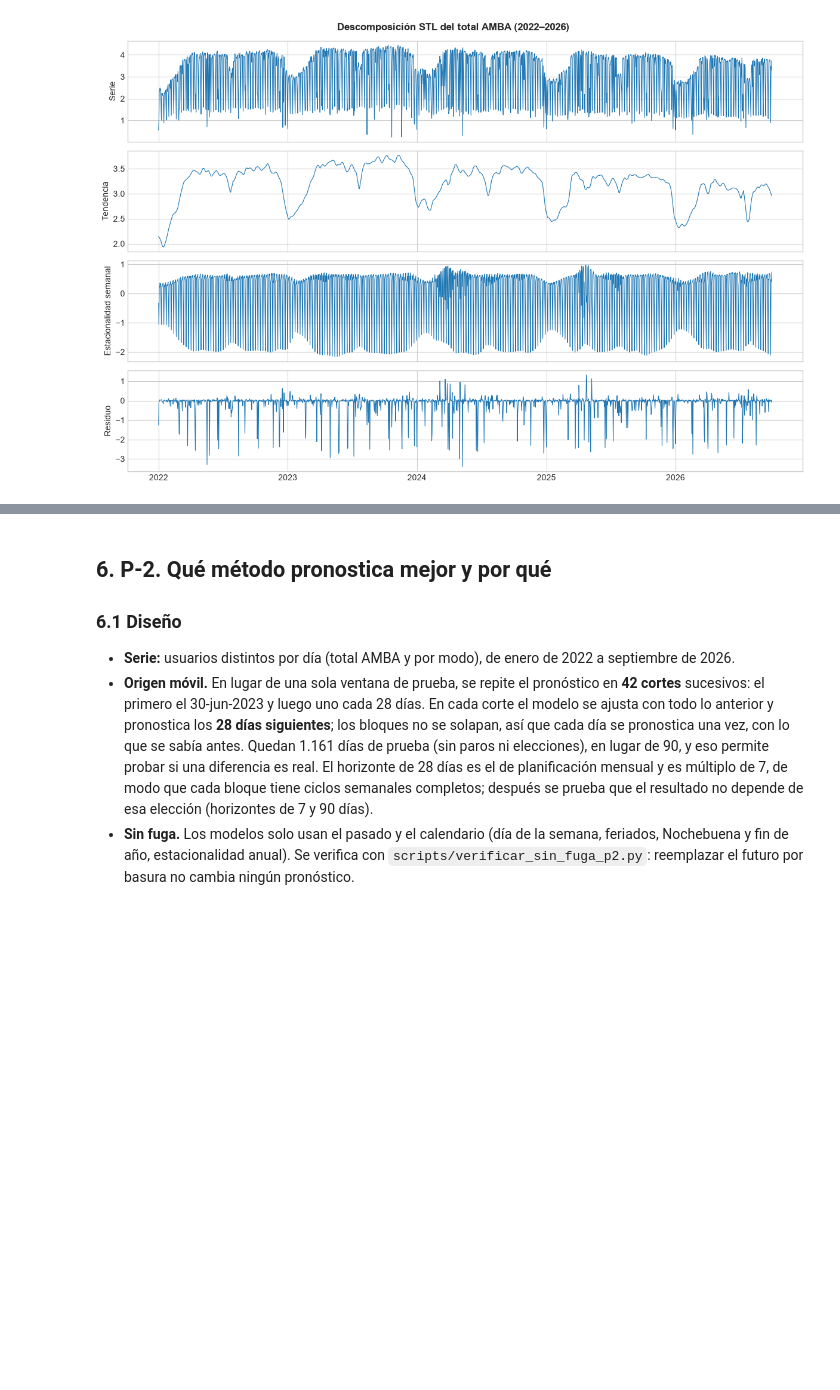
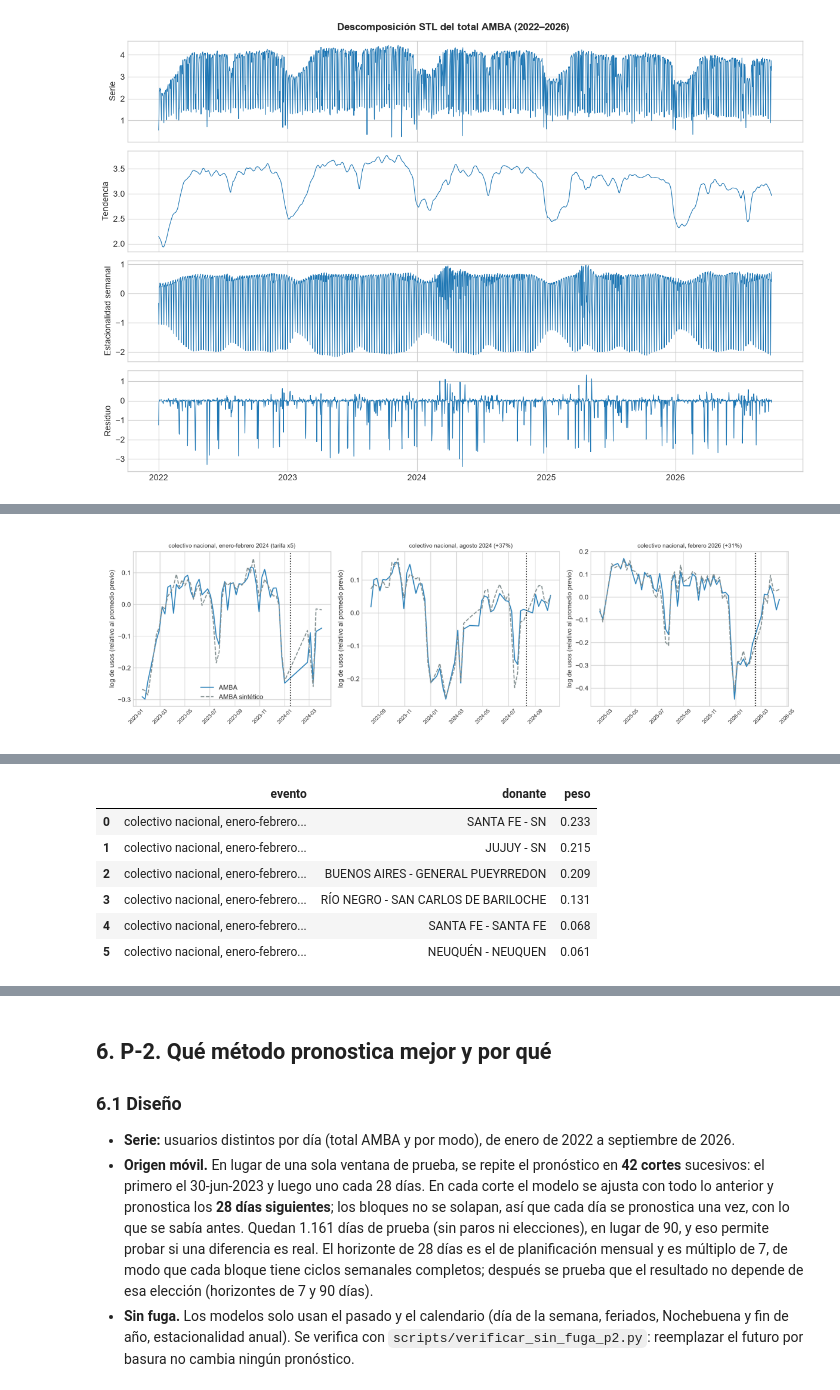
Before and after one commit to Arey14/sube-series-tiempo-amba, a Jupyter notebook: notebooks/TP_Final_Series_de_Tiempo.ipynb, the cells around one changed output, grey strips where cells are left out. Drawn from its saved outputs; the diff is of its cells as text; code cells hidden in the pictures; blank space fills up the shorter version.

```diff
--- a/notebooks/TP_Final_Series_de_Tiempo.ipynb
+++ b/notebooks/TP_Final_Series_de_Tiempo.ipynb
@@ -388,0 +354,6 @@ tabla("tabla_covid_descriptivo")
+# %%
+figura("fig18_control_sintetico.png", ancho=13)
+tabla("tabla_control_sintetico", cols=["evento", "brecha_log", "cambio_pct", "rmspe_previo", "rmspe_posterior", "razon_post_pre", "p_placebos", "n_placebos", "placebo_p5_brecha", "placebo_p95_brecha"])
+tabla("tabla_control_sintetico_donantes", filtro="evento.str.contains('enero-febrero')")
+# %% [output]
+[figure, added]
@@ -388,0 +364,7 @@ tabla("tabla_covid_descriptivo")
+|  | evento | donante | peso |
+| 0 | colectivo nacional, enero-febrero... | SANTA FE - SN | 0.233 |
+| 1 | colectivo nacional, enero-febrero... | JUJUY - SN | 0.215 |
+| 2 | colectivo nacional, enero-febrero... | BUENOS AIRES - GENERAL PUEYRREDON | 0.209 |
+| 3 | colectivo nacional, enero-febrero... | RÍO NEGRO - SAN CARLOS DE BARILOCHE | 0.131 |
+| 4 | colectivo nacional, enero-febrero... | SANTA FE - SANTA FE | 0.068 |
+| 5 | colectivo nacional, enero-febrero... | NEUQUÉN - NEUQUEN | 0.061 |
```
Also changed, not shown: parts of 65 cells of this notebook, 27 other files.
